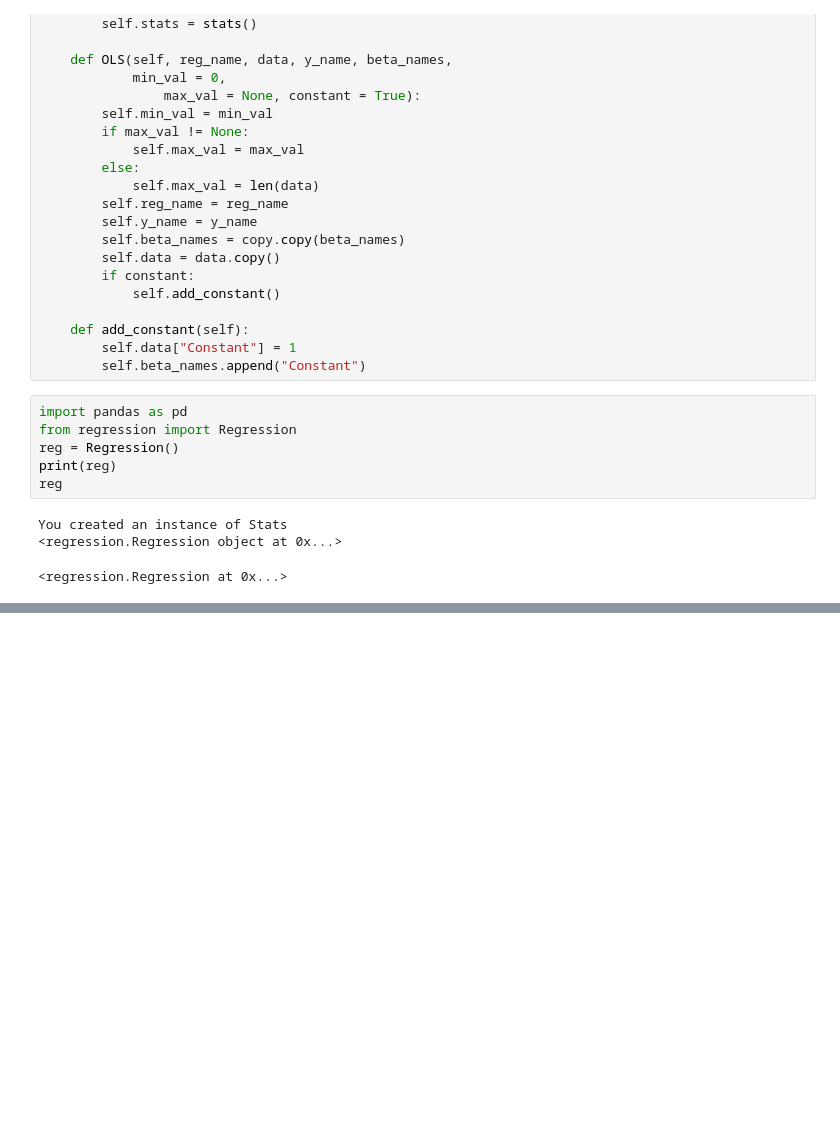
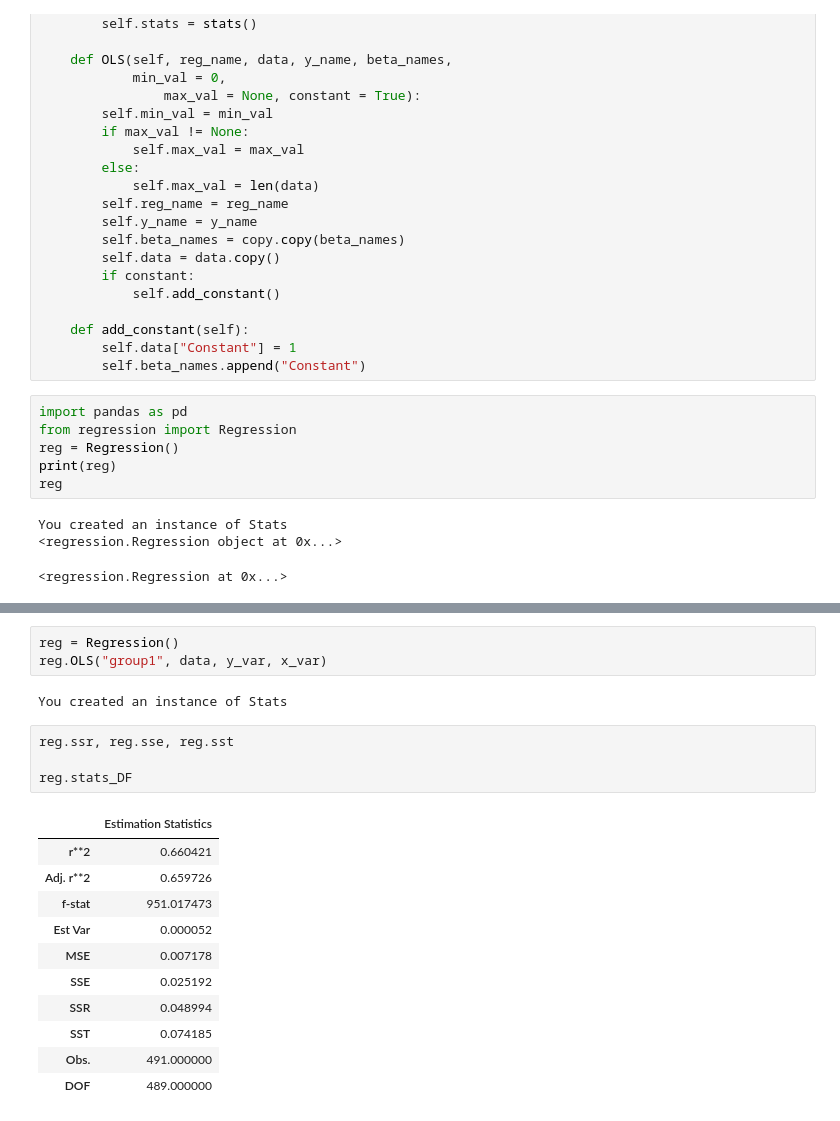
Before and after one commit to tyx1020/Homework-Projects, a Jupyter notebook: Final Project/Final Project.ipynb, the cells around one changed output, grey strips where cells are left out. Cells and saved outputs as stored; diff of their text form; blank space fills up the shorter version.

```diff
--- a/Final Project/Final Project.ipynb
+++ b/Final Project/Final Project.ipynb
@@ -312,0 +486,21 @@ dtype: float64
+# %%
+reg = Regression()
+reg.OLS("group1", data, y_var, x_var)
+# %% [output]
+You created an instance of Stats
+# %%
+reg.ssr, reg.sse, reg.sst
+
+reg.stats_DF
+# %% [output]
+|  | Estimation Statistics |
+| r**2 | 0.660421 |
+| Adj. r**2 | 0.659726 |
+| f-stat | 951.017473 |
+| Est Var | 0.000052 |
+| MSE | 0.007178 |
+| SSE | 0.025192 |
+| SSR | 0.048994 |
+| SST | 0.074185 |
+| Obs. | 491.000000 |
+| DOF | 489.000000 |
```
Also changed, not shown: parts of 64 cells of this notebook, 8 other files.
